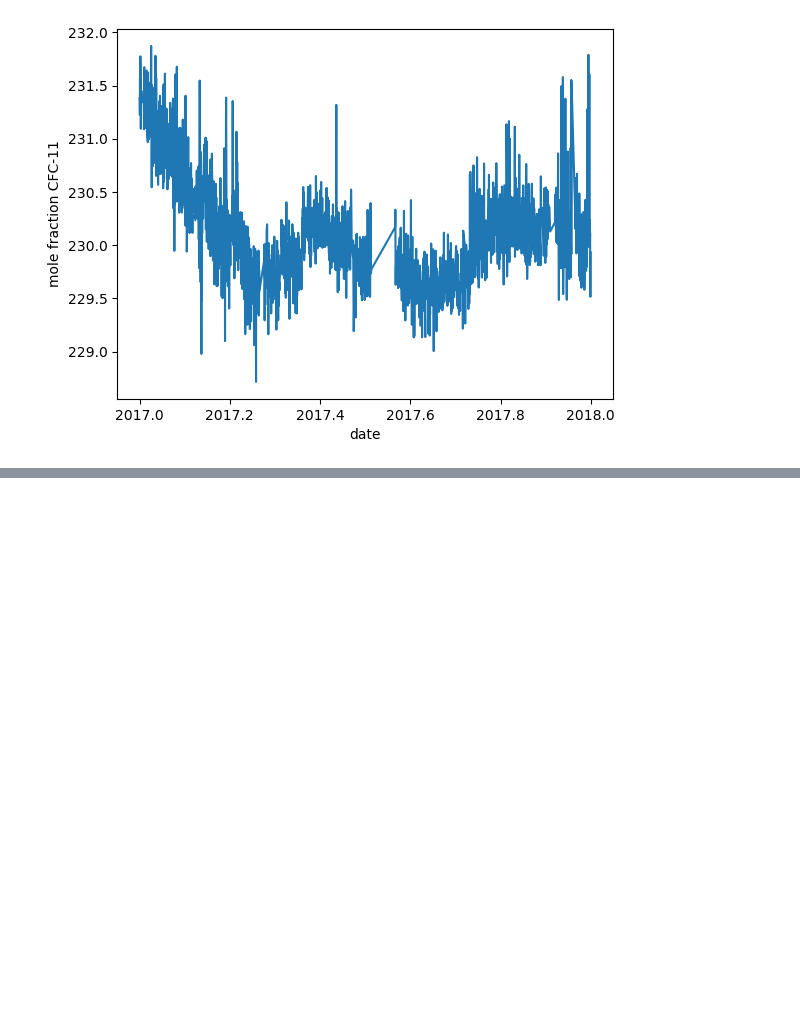
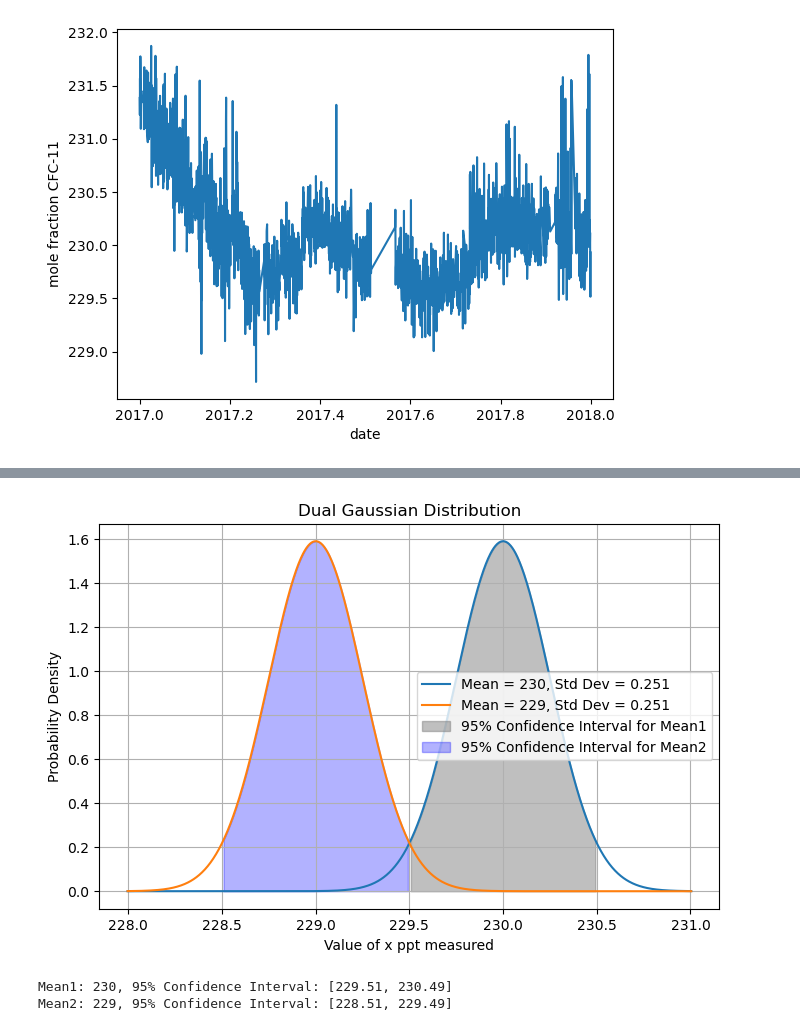
Before and after one commit to tiaguinho-code/Analytical-strategies, a Jupyter notebook: calc.ipynb, the cells around one changed output, grey strips where cells are left out. Cells and saved outputs as stored; diff of their text form; code cells hidden in the pictures; blank space fills up the shorter version.

```diff
--- a/calc.ipynb
+++ b/calc.ipynb
@@ -78,0 +127,7 @@ Median of repeability is: 0.219
+# %%
+
+plot_dual_gaussian(mean1=230, std_deviation1=0.251, confidence1=0.95, mean2=229, std_deviation2=0.251, confidence2=0.95, x_label='Value of x ppt measured', y_label='Probability Density')
+# %% [output]
+[figure, added]
+Mean1: 230, 95% Confidence Interval: [229.51, 230.49]
+Mean2: 229, 95% Confidence Interval: [228.51, 229.49]
```
Also changed, not shown: parts of 10 cells of this notebook.
